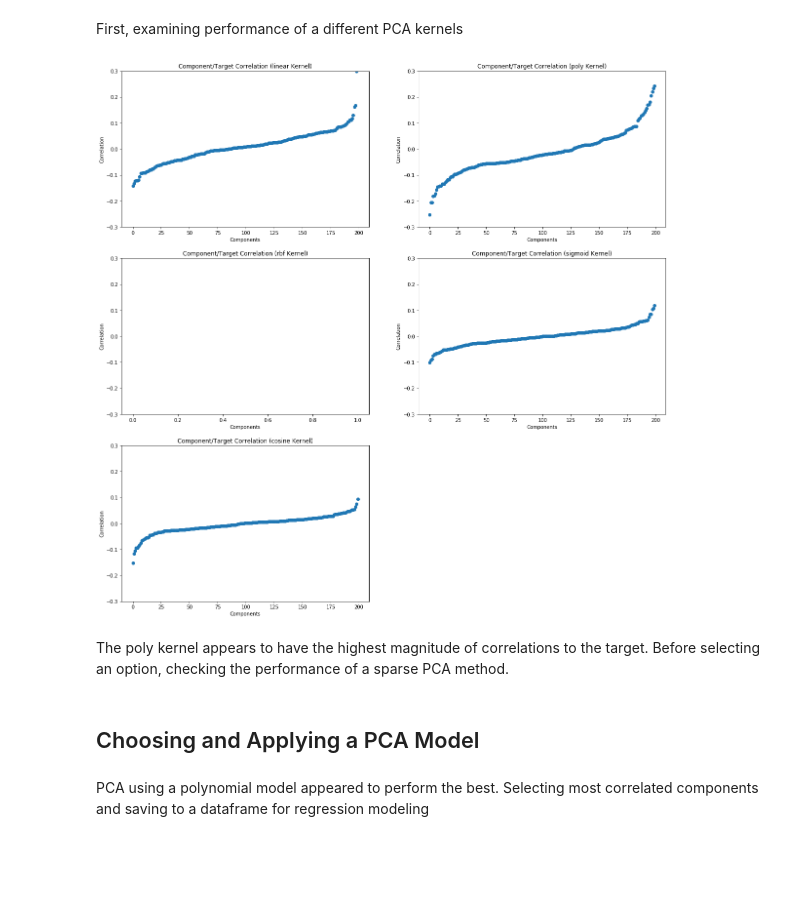
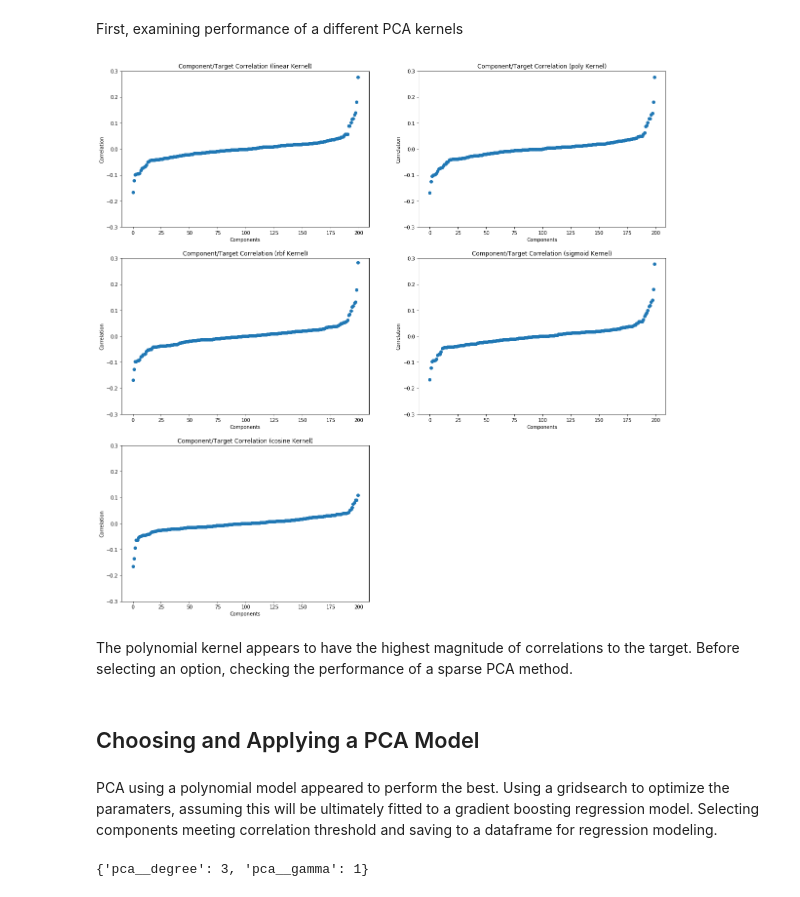
Before and after one commit to Antonio-RG/Banking_purchase_predictor, a Jupyter notebook: Santander_PCA.ipynb, the cells around one changed output. Drawn from its saved outputs; the diff is of its cells as text; code cells hidden in the pictures; blank space fills up the shorter version.

```diff
--- a/Santander_PCA.ipynb
+++ b/Santander_PCA.ipynb
@@ -22,36 +26,35 @@ train_df_scaled = std_scale.transform(train_df.iloc[:, 1:])
 # Applying Box-Cox transform to target
 train_df['target'] = stats.boxcox(train_df['target'])[0]
 # %%
-#Evaluating different PCA kernels
+# Evaluating different PCA kernels
 kernels=['linear', 'poly', 'rbf', 'sigmoid', 'cosine']
 n_components=200
 
 fig = plt.figure(figsize=(20, 20))
 
-kernel_correlations = {}
-kernel_df = {}
-kernel_transformer = {}
+kernel_outputs = {}
 
 for i, kernel in enumerate(kernels):
     kpca_sm = decomposition.KernelPCA(n_components=n_components, kernel=kernel)
     kpca_sm.fit(train_df_scaled)
-    train_df_kpca = pd.concat([train_df['target'], pd.DataFrame(kpca_sm.transform(train_df.iloc[:, 1:].values), columns=['c{}'.format(num+1) for num in range(n_components)], index=train_df.index)], axis=1)
+    train_df_kpca = pd.concat([train_df['target'], pd.DataFrame(kpca_sm.transform(train_df_scaled), columns=['c{}'.format(num+1) for num in range(n_components)], index=train_df.index)], axis=1)
     correlation_kpca = train_df_kpca.corr(method='spearman')['target'][1:]
 
     #Saving results in dictionary for post-evaluation use
-    kernel_correlations[kernel] = correlation_kpca
-    kernel_df[kernel] = train_df_kpca
-    kernel_transformer[kernel] = kpca_sm
+    kernel_outputs[kernel] = {}
+    kernel_outputs[kernel]['coeffs'] = correlation_kpca
+    kernel_outputs[kernel]['data']= train_df_kpca
+    kernel_outputs[kernel]['transformer'] = kpca_sm
 
     #Plotting results
     ax = fig.add_subplot(3, 2, i+1)
     ax.scatter(range(len(correlation_kpca)), np.sort(correlation_kpca))
     ax.set_title('Component/Target Correlation ({} Kernel)'.format(kernel))
     ax.set_xlabel('Components')
     ax.set_ylabel('Correlation')
     ax.set_ylim(-.3, .3)
 # %% [output]
-[figure, old version]
+[figure, new version]
 # %% [markdown]
-The poly kernel appears to have the highest magnitude of correlations to the target. Before selecting an option, checking the performance of a sparse PCA method.
+The polynomial kernel appears to have the highest magnitude of correlations to the target. Before selecting an option, checking the performance of a sparse PCA method.
 # %%
@@ -65,4 +75,27 @@ plt.scatter(range(len(correlation_sparse)), np.sort(correlation_sparse))
 # %% [markdown]
 ## Choosing and Applying a PCA Model
 # %% [markdown]
-PCA using a polynomial model appeared to perform the best. Selecting most correlated components and saving to a dataframe for regression modeling
+PCA using a polynomial model appeared to perform the best. Using a gridsearch to optimize the paramaters, assuming this will be ultimately fitted to a gradient boosting regression model. Selecting components meeting correlation threshold and saving to a dataframe for regression modeling.
+# %%
+# Optimizing parameters
+
+poly_kpca = decomposition.KernelPCA(n_components=n_components, kernel='poly')
+
+GBRegressor = GradientBoostingRegressor()
+
+X = train_df_scaled
+y = train_df['target']
+
+pipe = Pipeline(steps=[('pca', poly_kpca), ('grb_regressor', GBRegressor)])
+
+param_grid = {
+    'pca__gamma': [1, 10, 100, 1000],
+    'pca__degree': [3, 4, 5],
+}
+
+pca_search = GridSearchCV(pipe, param_grid, n_jobs=-1)
+pca_search.fit(X, y)
+
+pca_search.best_params_
+# %% [output]
+{'pca__degree': 3, 'pca__gamma': 1}
```
Also changed, not shown: parts of 9 cells of this notebook, 3 other files.
